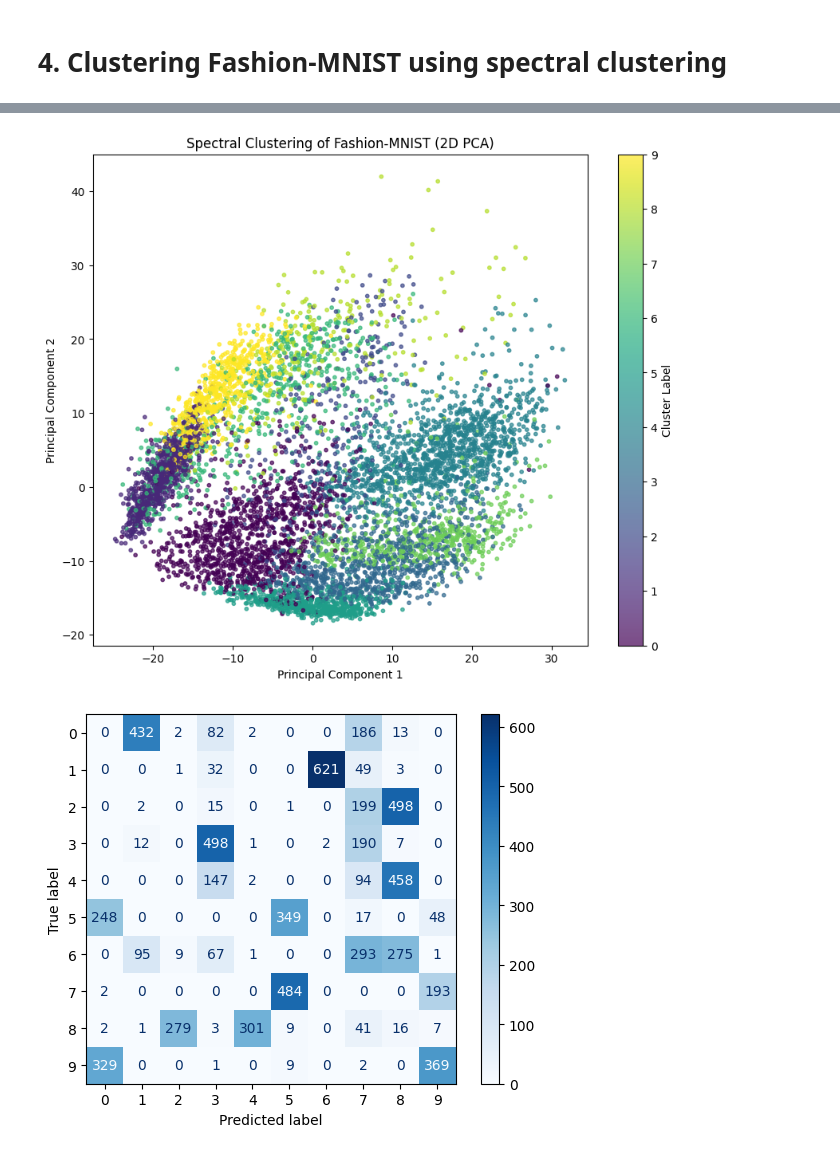
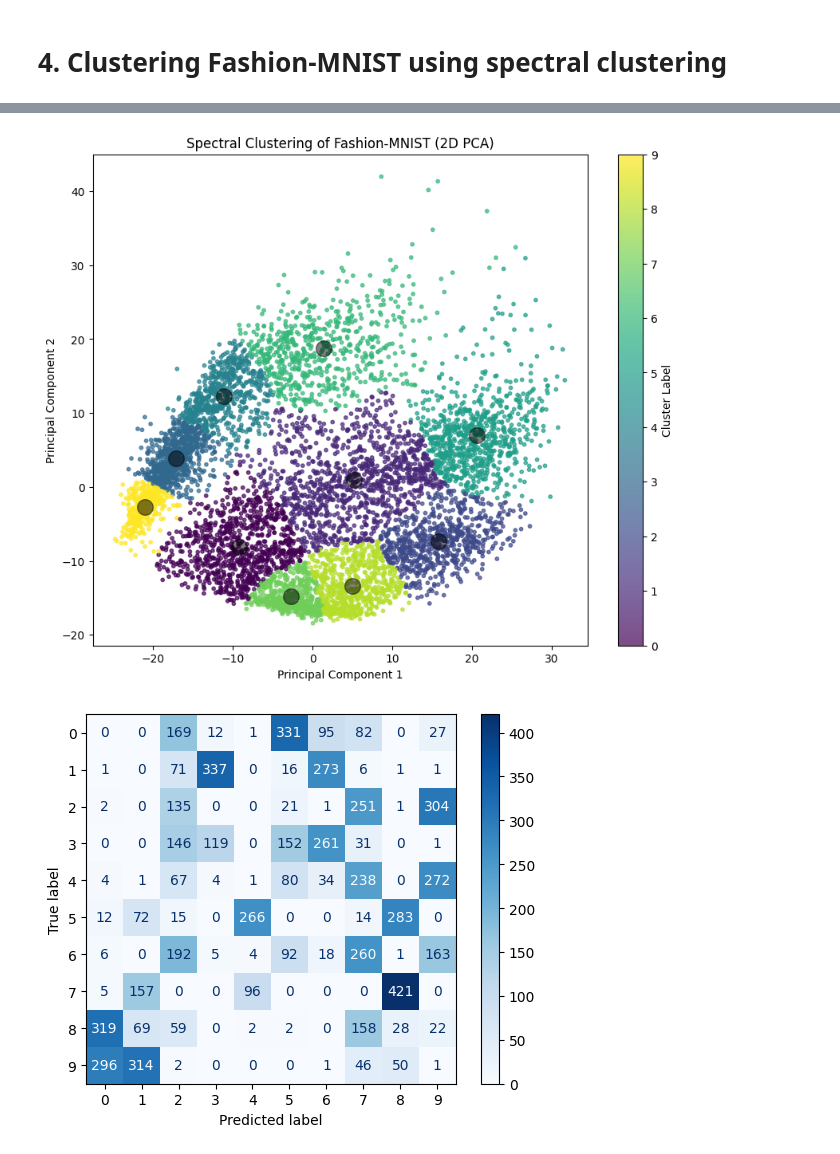
Before and after one commit to Shinyhunter95/math-data-science-course-Project2, a Jupyter notebook: project2.ipynb, the cells around one changed output, grey strips where cells are left out. Saved outputs shown, nothing was run; the diff lists cells and outputs as text; code cells hidden in the pictures.

```diff
--- a/project2.ipynb
+++ b/project2.ipynb
@@ -263,7 +263,7 @@ from sklearn.preprocessing import StandardScaler
 from sklearn.decomposition import PCA
 from sklearn.cluster import SpectralClustering
 from sklearn.model_selection import train_test_split
-# from sklearn.metrics import adjusted_rand_score, v_measure_score
+from sklearn.metrics import adjusted_rand_score, v_measure_score, silhouette_score
 
 #Split the data 90/10
 X_90, X_10, y_90, y_10 = train_test_split(X, y, test_size=0.1, random_state=0)
@@ -279,36 +279,34 @@ X_pca = pca.fit_transform(X_scaled)
 #Spectral Clustering
 spectral_clustering = SpectralClustering(n_clusters=10,
                                          assign_labels='kmeans',
-                                         random_state=42,
+                                         random_state=0,
                                          affinity='nearest_neighbors',
                                          n_neighbors=10) # n_neighbors for 'nearest_neighbors' affinity
-
-#y_spectral_clustering = spectral_clustering.predict(X_scaled)
-
-clusters = spectral_clustering.fit_predict(X_pca)
-
-cluster_centers = np.array([X_pca[clusters == i].mean(axis=0) for i in range(11)])
-cluster_labels = spectral_clustering.labels_
-
-
-# Fit and predict clusters
-#clusters = spectral_clustering.fit_predict(X_pca)
-
-#The below data is good for analysis in the report.
-
-# 4. Evaluate the clustering
-# ari = adjusted_rand_score(y_10, clusters)
-# v_measure = v_measure_score(y_10, clusters)
-
-# print(f"Adjusted Rand Index: {ari:.4f}")
-# print(f"V-measure Score: {v_measure:.4f}")
 
 # Reduce the dimensions to 2 for plotting
 pca_2d = PCA(n_components=2)
 X_pca_2d = pca_2d.fit_transform(X_pca)
 
+clusters = spectral_clustering.fit_predict(X_pca_2d)
+cluster_labels = spectral_clustering.labels_
+cluster_centers = []
+for i in range(10):
+  cluster_points = X_pca_2d[clusters == i]
+  centroid = np.mean(cluster_points, axis=0)
+  cluster_centers.append(centroid)
+cluster_centers = np.array(cluster_centers)
+print(cluster_centers)
+
+#Cluster Analysis
+ari = adjusted_rand_score(y_10, clusters)
+v_measure = v_measure_score(y_10, clusters)
+
+print(f"Adjusted Rand Index: {ari:.4f}")
+print(f"V-measure Score: {v_measure:.4f}")
+
 plt.figure(figsize=(10, 8))
 scatter = plt.scatter(X_pca_2d[:, 0], X_pca_2d[:, 1], c=clusters, cmap='viridis', s=10, alpha=0.7)
+plt.scatter(cluster_centers[:, 0], cluster_centers[:, 1], c='black', s=200, alpha=0.5)
 plt.title('Spectral Clustering of Fashion-MNIST (2D PCA)')
 plt.xlabel('Principal Component 1')
 plt.ylabel('Principal Component 2')
@@ -329,15 +327,4 @@ disp.plot(cmap=plt.cm.Blues)
 plt.show()
 
 #Elbow
-inertia = []
-for i in range(1,11):
-    spectral_clustering = SpectralClustering(n_clusters=i, random_state=0).fit(X_scaled)
-    inertia.append(spectral_clustering.inertia_)
-print("Smallest k-means Inertia Value =", min(inertia))
-
-plt.figure()
-plt.plot(range(1,11), inertia, marker='o')
-plt.xlabel('Number of clusters')
-plt.ylabel('Inertia')
-plt.show()
 # %% [output]
@@ -344,2 +343,2 @@ plt.show()
-[figure, old version]
+[figure, new version]
-[figure, old version]
+[figure, new version]
```
Also changed, not shown: parts of 1 cell of this notebook.
